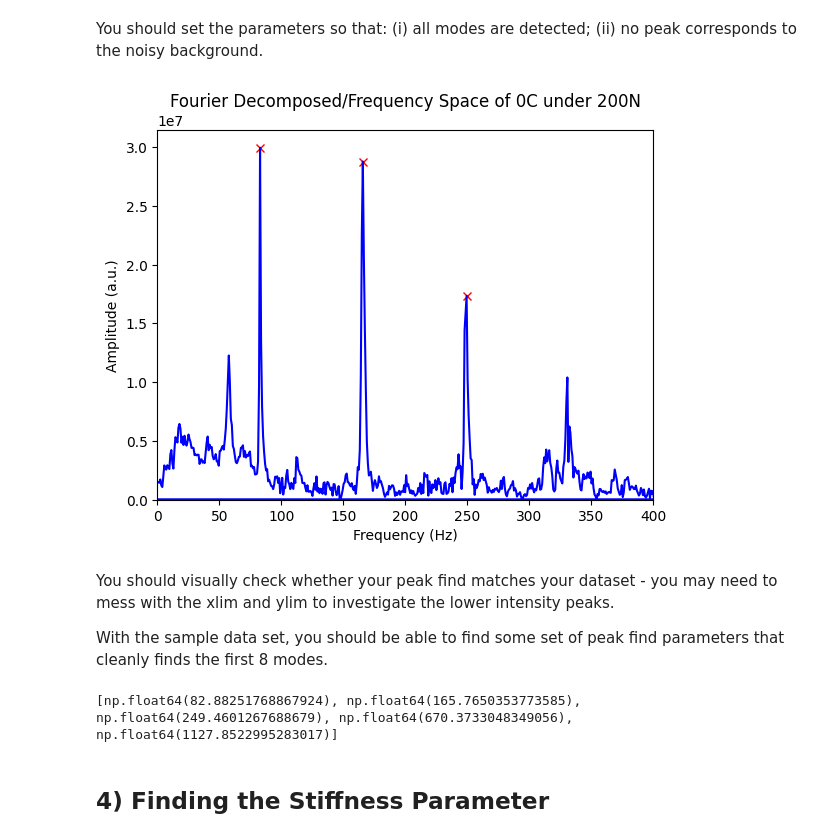
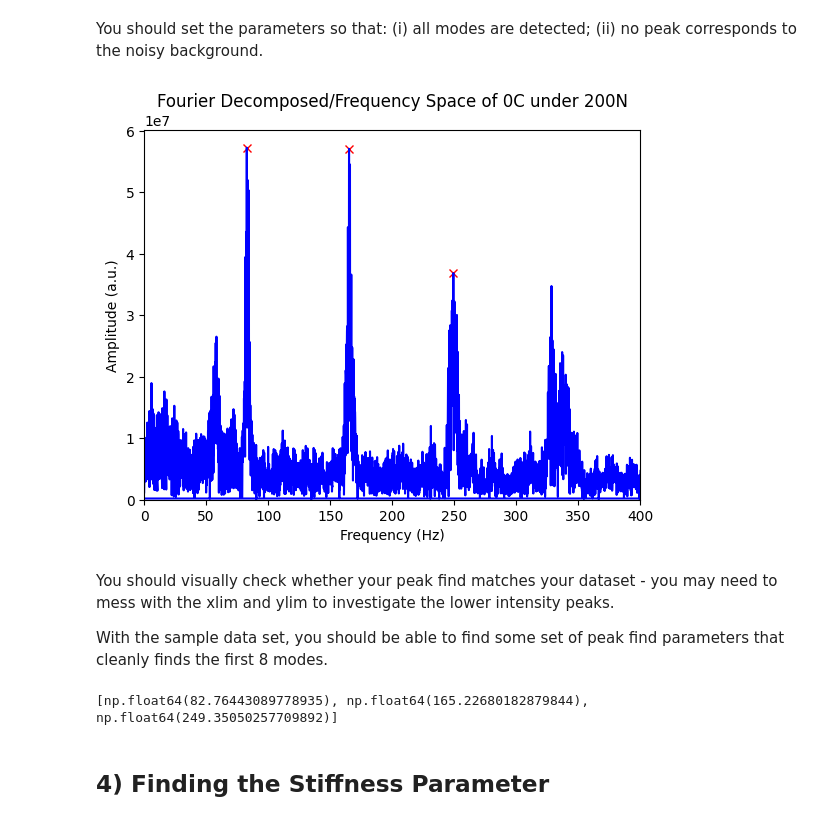
Before and after one commit to Nick-Apalis/PSYL-Fourier-Signals-Lab, a Jupyter notebook: Piano_strings_[updated_code_2026].ipynb, the cells around one changed output. Drawn from its saved outputs; the diff is of its cells as text; code cells hidden in the pictures.

Commit message:
Fixed issue with harmonics recognised outside of needed range and added files such that every string hit is clearly heard

```diff
--- a/Piano_strings_[updated_code_2026].ipynb
+++ b/Piano_strings_[updated_code_2026].ipynb
@@ -34,7 +34,7 @@ You may need to convert the file provided to a .wav file using a program like au
 # %%
 #Input the file path and name. In this version of the code, the filename should be input
 #without the .wav at the end so we can use the filename later for titles.
-input_filename = "200N-UC"
+input_filename = "200N-UCvTwo"
 
 directory = '/content/drive/MyDrive/PSYL Piano String Plots/' #GoogleDriveDir for saving
 
@@ -140,15 +140,14 @@ Prominence tells the peak find how much you expect the peak to stand out from th
 # %%
 #To set a distance between peaks, manually input a rough estimate of the first harmonic
 #based on the Fourier transform plot. Make sure it is slightly smaller.
-Harmonic1st = 70
+Harmonic1st = 80
 distance = Harmonic1st*len(FourierMonoFrequency)/samplerate
 #As the peak-finding code runs off a single array, distance needs to be scaled so that
 #we have distance in array position rather than in any standard units.
+#The prominence parameter sets a threshold below which no peak will be detected.
+#You will need to decide prominence based on the values of your Fourier transform,
+#which should be quite large. Take notice of the exponent!
+prominence = 3.5e7
-# %%
-#The prominence parameter sets a threshold below which no peak will be detected.
-#You will need to decide prominence based on the values of your Fourier transform,
-#which should be quite large. Take notice of the exponent!
-prominence = 1.5e7
 # %% [markdown]
 You should set the parameters so that:
 (i) all modes are detected;
@@ -156,25 +155,25 @@ You should set the parameters so that:
 # %%
 #Run the peak-finding code using the parameters set above.
 peaks = scipy.signal.find_peaks(np.abs(FourierMono),prominence=prominence,distance=distance)
 
 #As SciPy will output additional data as well as the peak positions, the list of
 #peak positions needs to be isolated from the output.
 #Only the positive resonances are pulled out of the peak frequencies.
 PeakFreqAll = FourierMonoFrequency[peaks[0]]
-PeakFreq = [f for f in PeakFreqAll if f>0]
+PeakFreq = [f for f in PeakFreqAll if f>0 and f<freqLim]
 
 #Plot the data and highlight the peaks.
 plt.plot(PeakFreqAll,np.abs(FourierMono[peaks[0]]),"xr")
 plt.plot(FourierMonoFrequency,np.abs(FourierMono),"b-")
 plt.xlim(0, freqLim)
 plt.ylim(0, )
 plt.title(f"Fourier Decomposed/Frequency Space of 0C under {currentTension}N")
 plt.xlabel("Frequency (Hz)")
 plt.ylabel("Amplitude (a.u.)")
 plt.savefig(directory + f'{input_filename}_frequencySpace.pdf')
 plt.show()
 # %% [output]
-[figure, old version]
+[figure, new version]
 # %% [markdown]
 You should visually check whether your peak find matches your dataset - you may need to mess with the xlim and ylim to investigate the lower intensity peaks.
 
@@ -182,7 +181,7 @@ With the sample data set, you should be able to find some set of peak find param
 # %%
 print(PeakFreq)
 # %% [output]
-[np.float64(82.88251768867924), np.float64(165.7650353773585), np.float64(249.4601267688679), np.float64(670.3733048349056), np.float64(1127.8522995283017)]
+[np.float64(82.76443089778935), np.float64(165.22680182879844), np.float64(249.35050257709892)]
 # %% [markdown]
 ## 4) Finding the Stiffness Parameter
 # %% [markdown]
```
Also changed, not shown: parts of 6 cells of this notebook.
